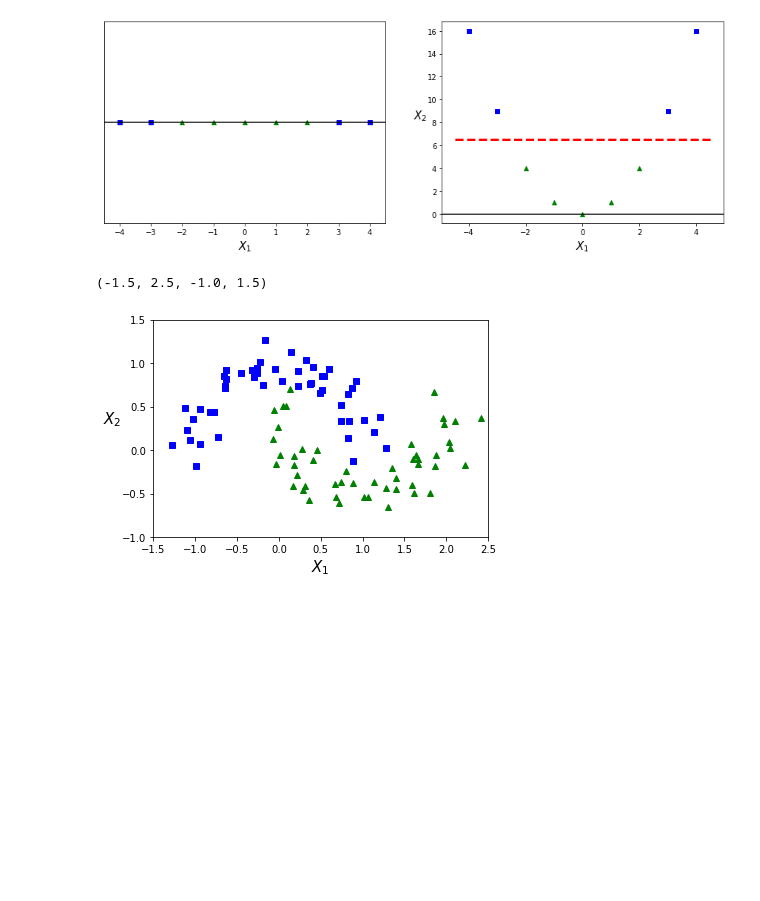
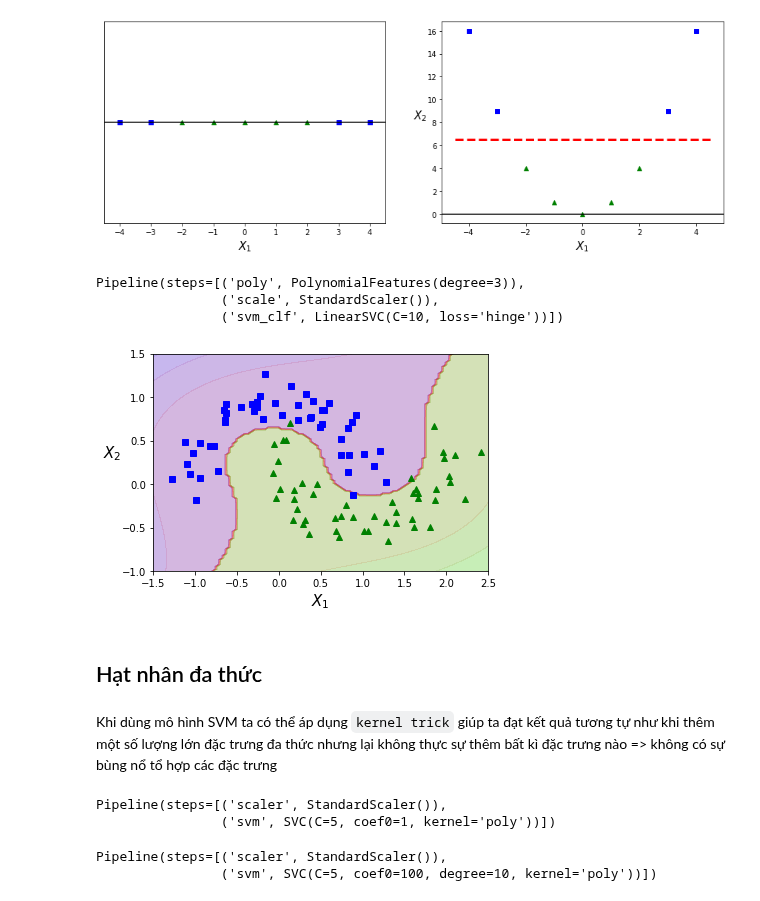
Before and after one commit to hoangquy18/Machine-Learning, a Jupyter notebook: Machine Learning/Support Vector Machine/SVM.ipynb, the cells around one changed output. Drawn from its saved outputs; the diff is of its cells as text; code cells hidden in the pictures; blank space fills up the shorter version.

Commit message:
Poly

```diff
--- a/Machine Learning/Support Vector Machine/SVM.ipynb
+++ b/Machine Learning/Support Vector Machine/SVM.ipynb
@@ -222,12 +223,55 @@ plt.plot([-4.5, 4.5], [6.5, 6.5], "r--", linewidth=3)
 # %%
 from sklearn.datasets import make_moons
 x,y = make_moons(n_samples=100,noise = 0.15,random_state=42)
+# %%
+svm_clf = Pipeline([
+    ("poly",PolynomialFeatures(degree = 3)),
+    ("scale",StandardScaler()),
+    ("svm_clf",LinearSVC(loss = 'hinge', C = 10))
+])
+svm_clf.fit(x,y)
+# %% [output]
+Pipeline(steps=[('poly', PolynomialFeatures(degree=3)),
+                ('scale', StandardScaler()),
+                ('svm_clf', LinearSVC(C=10, loss='hinge'))])
+# %%
+def plot_contour(svm,axis):
+    x1s = np.linspace(axis[0],axis[1],100)
+    x2s = np.linspace(axis[2],axis[3],100)
+    x1,x2 = np.meshgrid(x1s,x2s) #
+    X = np.c_[x1.ravel(),x2.ravel()]
+    y_pred = svm.predict(X).reshape(x1.shape)
+    y_decision = svm.decision_function(X).reshape(x1.shape)
+    plt.contourf(x1,x2,y_pred,cmap=plt.cm.brg,alpha = 0.2)
+    plt.contourf(x1,x2,y_decision,cmap=plt.cm.brg, alpha = 0.1)
 # %%
 plt.plot(x[:,0][y==0],x[:,1][y==0],'bs')
 plt.plot(x[:,0][y==1],x[:,1][y==1],'g^')
 plt.xlabel("$X_1$",fontsize = 15)
 plt.ylabel("$X_2$   ",fontsize = 15,rotation = 0)
 plt.axis([-1.5,2.5,-1,1.5])
+plot_contour(svm_clf,[-1.5,2.5,-1,1.5])
 # %% [output]
-(-1.5, 2.5, -1.0, 1.5)
-[figure, old version]
+[figure, new version]
+# %% [markdown]
+## Hạt nhân đa thức
+# %% [markdown]
+Khi dùng mô hình SVM ta có thể áp dụng `kernel trick` giúp ta đạt kết quả tương tự như khi thêm một số lượng lớn đặc trưng đa thức nhưng lại không thực sự thêm bất kì đặc trưng nào => không có sự bùng nổ tổ hợp các đặc trưng
+# %%
+poly_kernel_svm_clf_1 = Pipeline([
+    ("scaler",StandardScaler()),
+    ("svm",SVC(kernel = "poly",degree = 3,coef0 = 1,C = 5))
+])
+poly_kernel_svm_clf_1.fit(x,y)
+# %% [output]
+Pipeline(steps=[('scaler', StandardScaler()),
+                ('svm', SVC(C=5, coef0=1, kernel='poly'))])
+# %%
+poly_kernel_svm_clf_2 = Pipeline([
+    ("scaler",StandardScaler()),
+    ("svm",SVC(kernel = "poly",degree = 10,coef0 = 100,C = 5))
+])
+poly_kernel_svm_clf_2.fit(x,y)
+# %% [output]
+Pipeline(steps=[('scaler', StandardScaler()),
+                ('svm', SVC(C=5, coef0=100, degree=10, kernel='poly'))])
```
Also changed, not shown: parts of 5 cells of this notebook.
